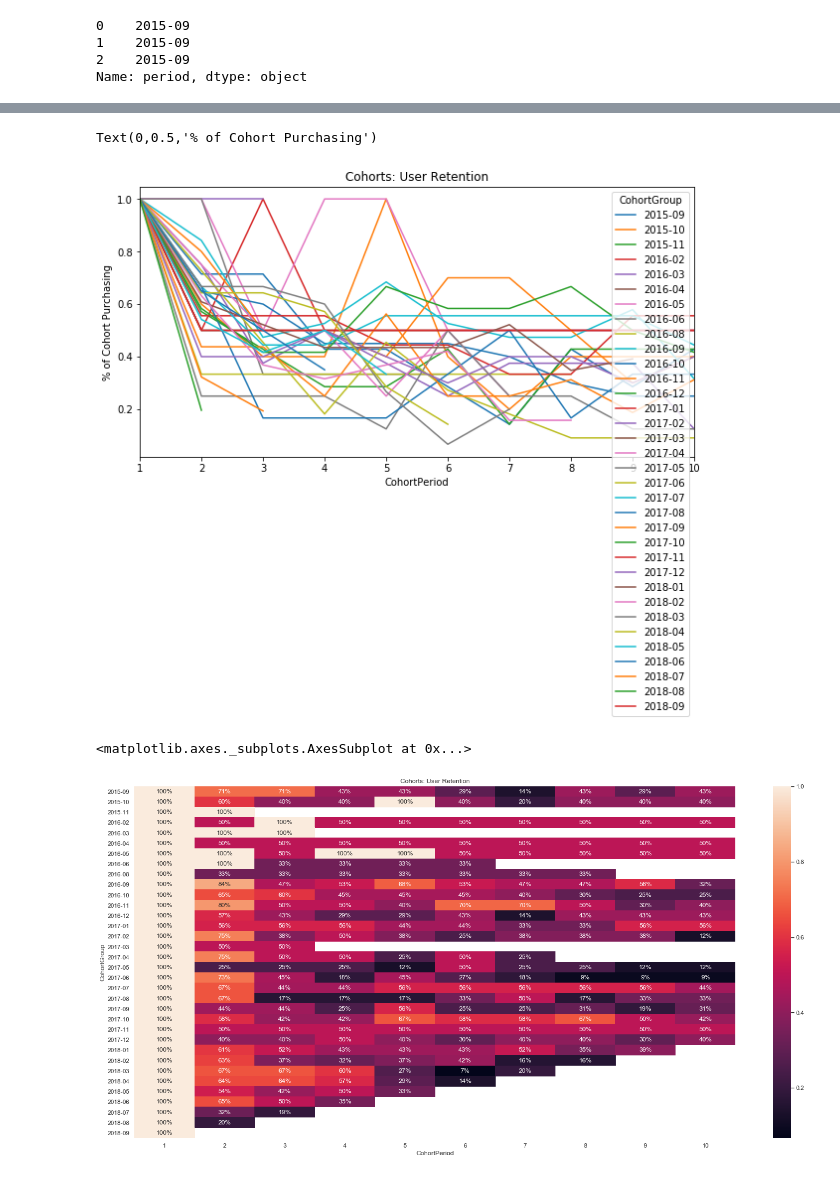
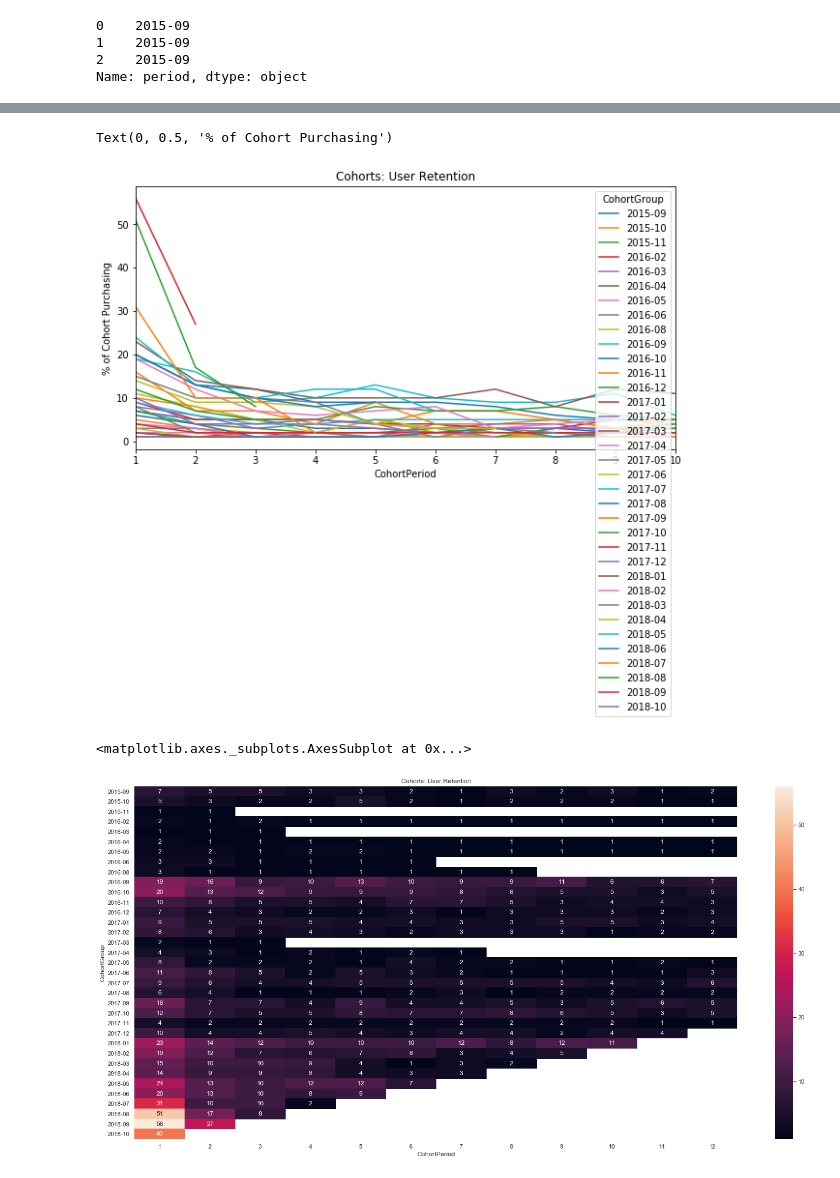
Before and after one commit to KochergaClub/core, a Jupyter notebook: notebooks/retention.ipynb, the cells around one changed output, grey strips where cells are left out. Saved outputs shown, nothing was run; the diff lists cells and outputs as text; code cells hidden in the pictures.

```diff
--- a/notebooks/retention.ipynb
+++ b/notebooks/retention.ipynb
@@ -174,3 +150,9 @@ user_retention
+# %%
+user_retention_percentage = cohorts['total_users'].unstack(0).divide(cohort_group_size, axis=1)
+orders_retention_percentage = cohorts['total_orders'].unstack(0).divide(cohort_group_size, axis=1)
+user_retention = cohorts['total_users'].unstack(0)
+orders_retention = cohorts['total_orders'].unstack(0)
+income_retention = cohorts['total_income'].unstack(0)
 # %%
 user_retention.head(10).plot(figsize=(10,5))
 plt.title('Cohorts: User Retention')
@@ -178,15 +160,17 @@ plt.xticks(np.arange(1, 50., 1))
 plt.xlim(1, 10)
 plt.ylabel('% of Cohort Purchasing')
 # %% [output]
-Text(0,0.5,'% of Cohort Purchasing')
+Text(0, 0.5, '% of Cohort Purchasing')
-[figure, old version]
+[figure, new version]
 # %%
 import seaborn as sns
 sns.set(style='white')
 
 plt.figure(figsize=(25, 12))
 plt.title('Cohorts: User Retention')
-sns.heatmap(user_retention.head(10).T, mask=user_retention.head(10).T.isnull(), annot=True, fmt='.0%')
+# sns.heatmap(user_retention.head(10).T, mask=user_retention.head(10).T.isnull(), annot=True, fmt='.0%')
+# sns.heatmap(orders_retention_percentage.head(10).T, mask=user_retention_percentage.head(10).T.isnull(), annot=True, fmt='.0%')
+sns.heatmap(user_retention.head(12).T, mask=user_retention_percentage.head(12).T.isnull(), annot=True, fmt='.0f')
 # %% [output]
 <matplotlib.axes._subplots.AxesSubplot at 0x...>
-[figure, old version]
+[figure, new version]
```
Also changed, not shown: parts of 10 cells of this notebook, 3 other files.
